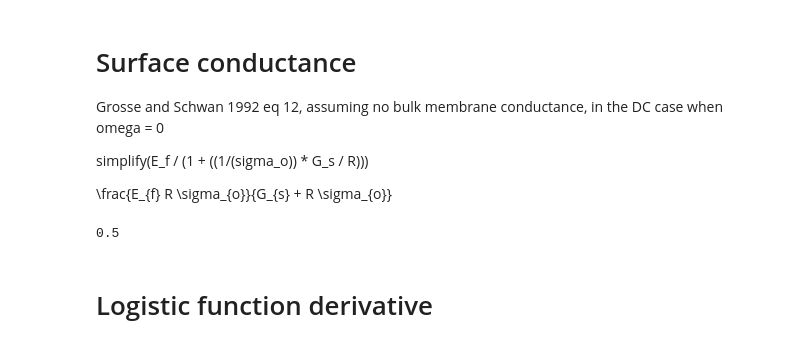
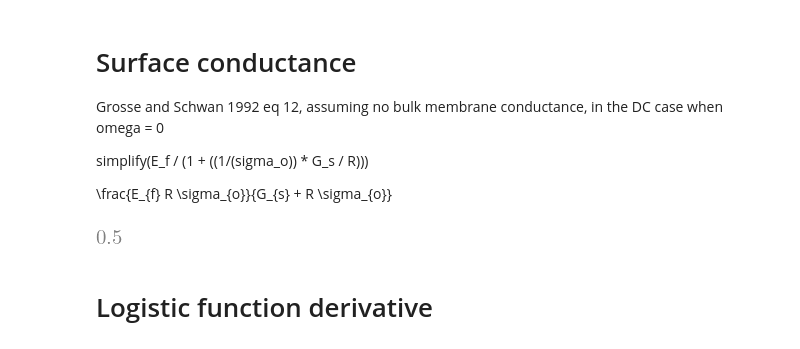
Before and after one commit to 0xDBFB7/transmembrane_potential, a Jupyter notebook: transmembrane_math.ipynb, the cells around one changed output. Saved outputs shown, nothing was run; the diff lists cells and outputs as text; code cells hidden in the pictures.

```diff
--- a/transmembrane_math.ipynb
+++ b/transmembrane_math.ipynb
@@ -601,15 +611,15 @@ simplify(E_f / (1 + ((1/(sigma_o)) * G_s / R)))
 # %%
 sigma_o = 0.2
 rho_a = 1/sigma_o # S/m - subscript rho_a is the extracellular electrolyte
-G_m = 1 # S/(m^2) membrane specific conductance
+# G_m = 1 # S/(m^2) membrane specific conductance
 G_s = 10e-9  # S surface conductance
 R = 50e-9
 
 surface_conductance_DC_factor = 1 / (1 + (rho_a * G_s / R))
 
 surface_conductance_DC_factor
 # %% [output]
-0.5
+[figure, added]
 # %% [markdown]
 # Logistic function derivative
 # %%
```
Also changed, not shown: parts of 7 cells of this notebook, 3 other files.
